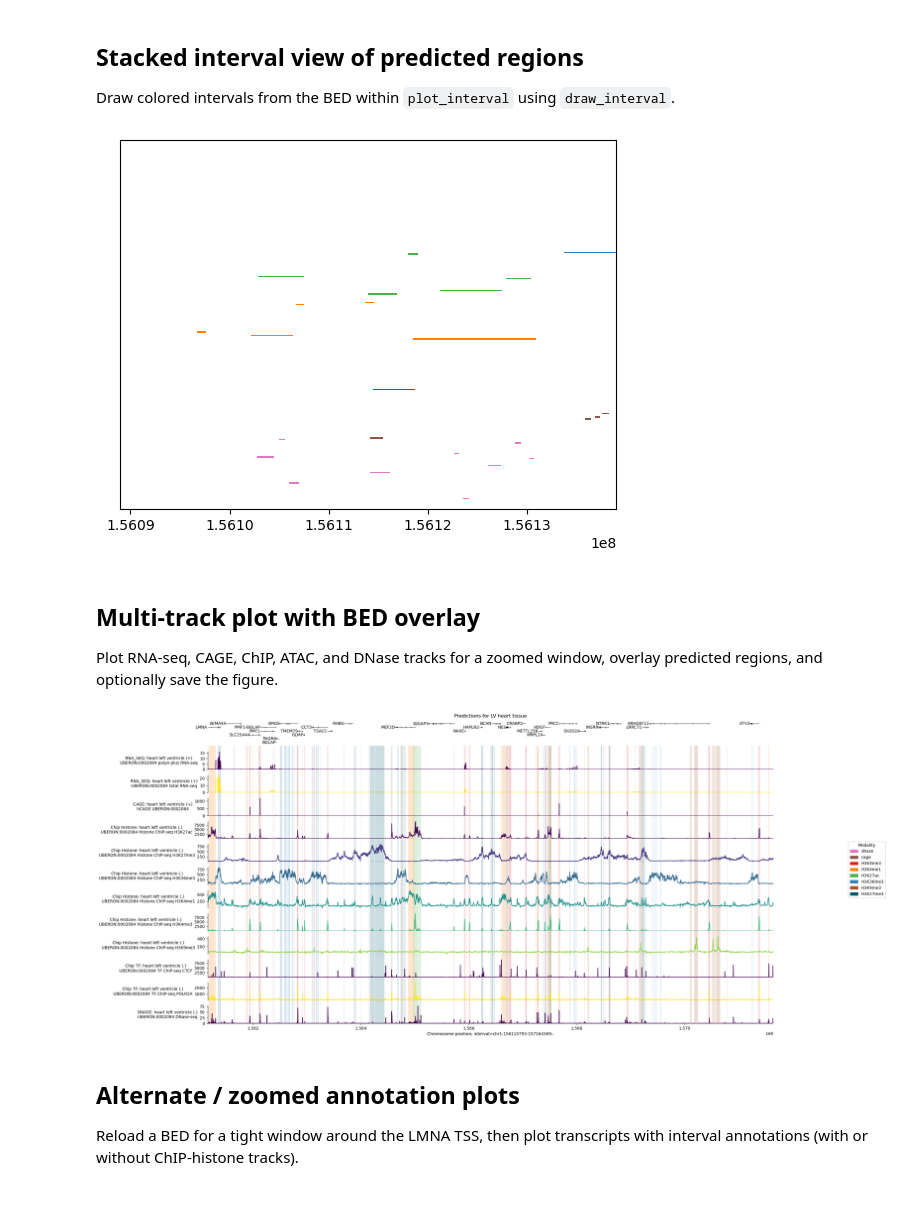
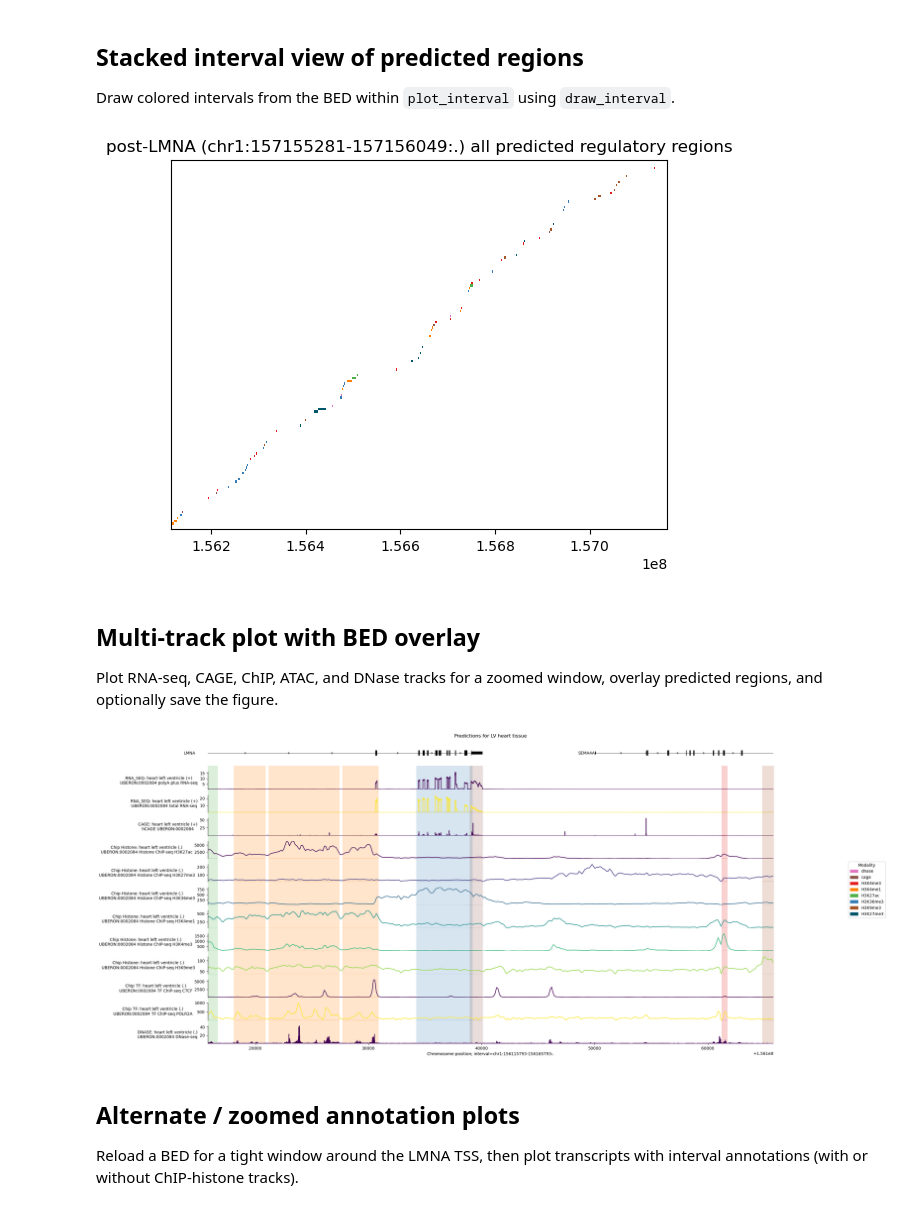
Before and after one commit to cralbers/variant-effects, a Jupyter notebook: osc/predict_reg_regions_osc.ipynb, the cells around one changed output. Cells and saved outputs as stored; diff of their text form; code cells hidden in the pictures.

Commit message:
updated figures and some notebook code

```diff
--- a/osc/predict_reg_regions_osc.ipynb
+++ b/osc/predict_reg_regions_osc.ipynb
@@ -1030,35 +1029,38 @@ loaded 131 intervals from bed file
 Draw colored intervals from the BED within `plot_interval` using `draw_interval`.
 # %%
 from alphagenome.visualization.plot_transcripts import draw_interval
-
+plot_interval = POST_INTERVAL
 fig, ax = plt.subplots()
 intervals = [
     genome.Interval(row.chrom, int(row.start), int(row.end), name=row["name"])
     for _, row in bed_df.iterrows()
 ]
 for i, (interval, color) in enumerate(zip(intervals, bed_df["color"])):
     draw_interval(
         ax=ax,
         interval=interval,
         y=i,                    # stack vertically; use 0 for all on one row
         height=0.8,
         color=color,            # passed through to Rectangle
         # label=bed_df["category"].iloc[i],  # optional
     )
 ax.set_xlim(plot_interval.start, plot_interval.end)
 ax.set_ylim(-1, len(intervals))
 ax.set_yticks([])
+ax.set_title(f'{lmna_context}-LMNA ({interval}) all predicted regulatory regions')
+fig.savefig(f'figs/lmna_predictions_LV_1MB_{lmna_context}_all_preds.png', dpi=300, bbox_inches="tight")
+
 fig.show()
 # %% [output]
-[figure, old version]
+[figure, new version]
 # %% [markdown]
 ## Multi-track plot with BED overlay
 
 Plot RNA-seq, CAGE, ChIP, ATAC, and DNase tracks for a zoomed window, overlay predicted regions, and optionally save the figure.
 # %%
 
-plot_interval = POST_INTERVAL
-# plot_interval = genome.Interval('chr1', POST_INTERVAL.start, POST_INTERVAL.start + 50000)
+# plot_interval = POST_INTERVAL
+plot_interval = genome.Interval('chr1', POST_INTERVAL.start, POST_INTERVAL.start + 50000)
 # plot_interval = genome.Interval('chr1', PRE_INTERVAL.end - 50000, PRE_INTERVAL.end)
 # plot_interval = genome.Interval('chr1', LMNA_START - 10000, LMNA_END + 10000)
 save = True
@@ -1136,9 +1138,9 @@ handles = [
 plot.legend(handles=handles, title="Modality", loc="center left", bbox_to_anchor=(1, 0, 0.5, 1))
 
 if save:
-    plot.savefig(f'figs/lmna_predictions_LV_1MB_{lmna_context}_ccres_collapsed.png', dpi=300, bbox_inches="tight")
+    plot.savefig(f'figs/lmna_predictions_LV_1MB_{lmna_context}_zoom50kb_ccres_collapsed.png', dpi=300, bbox_inches="tight")
 # %% [output]
-[figure, old version]
+[figure, new version]
 # %% [markdown]
 ## Alternate / zoomed annotation plots
 
```
Also changed, not shown: parts of 6 cells of this notebook, 3 other files.
